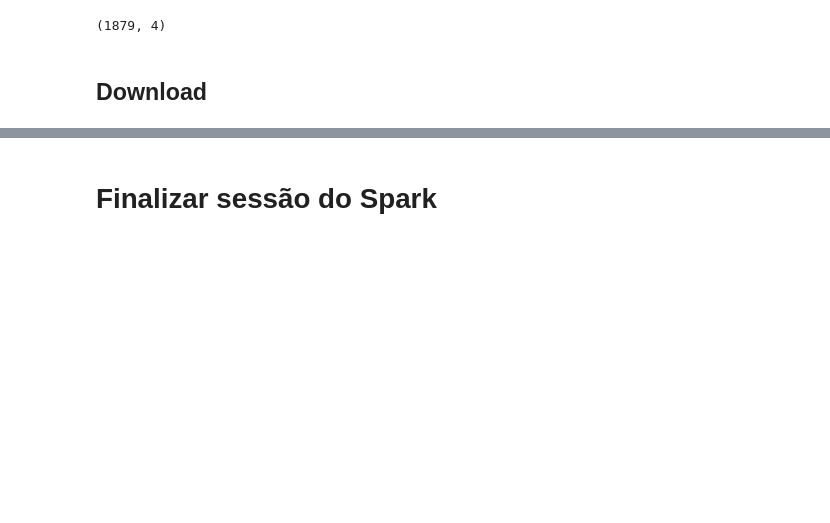
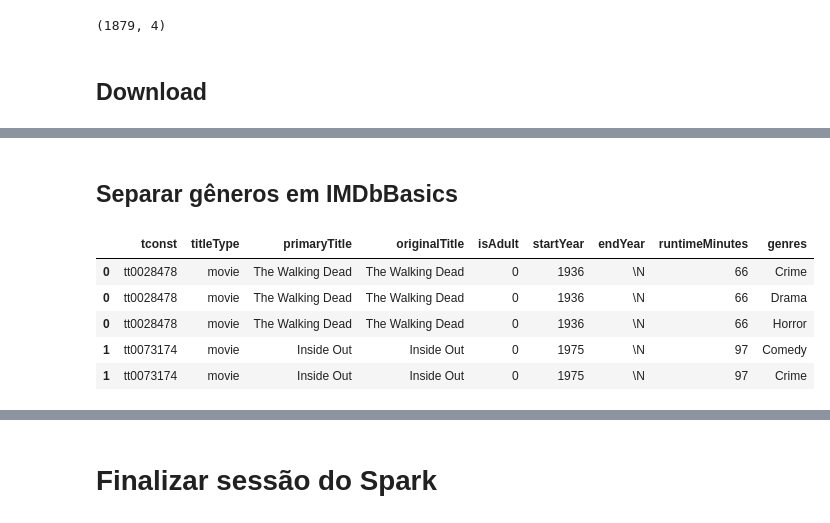
Before and after one commit to vichShir/netflix-analysis, a Jupyter notebook: notebooks/Netflix_Analysis.ipynb, the cells around one changed output, grey strips where cells are left out. Cells and saved outputs as stored; diff of their text form; code cells hidden in the pictures; blank space fills up the shorter version.

```diff
--- a/notebooks/Netflix_Analysis.ipynb
+++ b/notebooks/Netflix_Analysis.ipynb
@@ -615,3 +452,22 @@ files.download('IMDbEpisode.csv')
 [interactive output not drawn]
 [interactive output not drawn]
 [interactive output not drawn]
+# %% [markdown]
+## Separar gêneros em IMDbBasics
+# %%
+# IMDbBasics DataFrame
+imdb_basics_df = pd.read_csv('https://raw.githubusercontent.com/vichShir/netflix-analysis/master/data/IMDb/IMDbBasics.csv')
+# %%
+imdb_basics_df = imdb_basics_df.drop('genres', axis=1)\
+                          .join(imdb_basics_df['genres']
+                          .str.split(',', expand=True)
+                          .stack().reset_index(level=1, drop=True)
+                          .rename('genres'))
+imdb_basics_df.head()
+# %% [output]
+|  | tconst | titleType | primaryTitle | originalTitle | isAdult | startYear | endYear | runtimeMinutes | genres |
+| 0 | tt0028478 | movie | The Walking Dead | The Walking Dead | 0 | 1936 | \N | 66 | Crime |
+| 0 | tt0028478 | movie | The Walking Dead | The Walking Dead | 0 | 1936 | \N | 66 | Drama |
+| 0 | tt0028478 | movie | The Walking Dead | The Walking Dead | 0 | 1936 | \N | 66 | Horror |
+| 1 | tt0073174 | movie | Inside Out | Inside Out | 0 | 1975 | \N | 97 | Comedy |
+| 1 | tt0073174 | movie | Inside Out | Inside Out | 0 | 1975 | \N | 97 | Crime |
```
Also changed, not shown: parts of 37 cells of this notebook, 2 other files.
